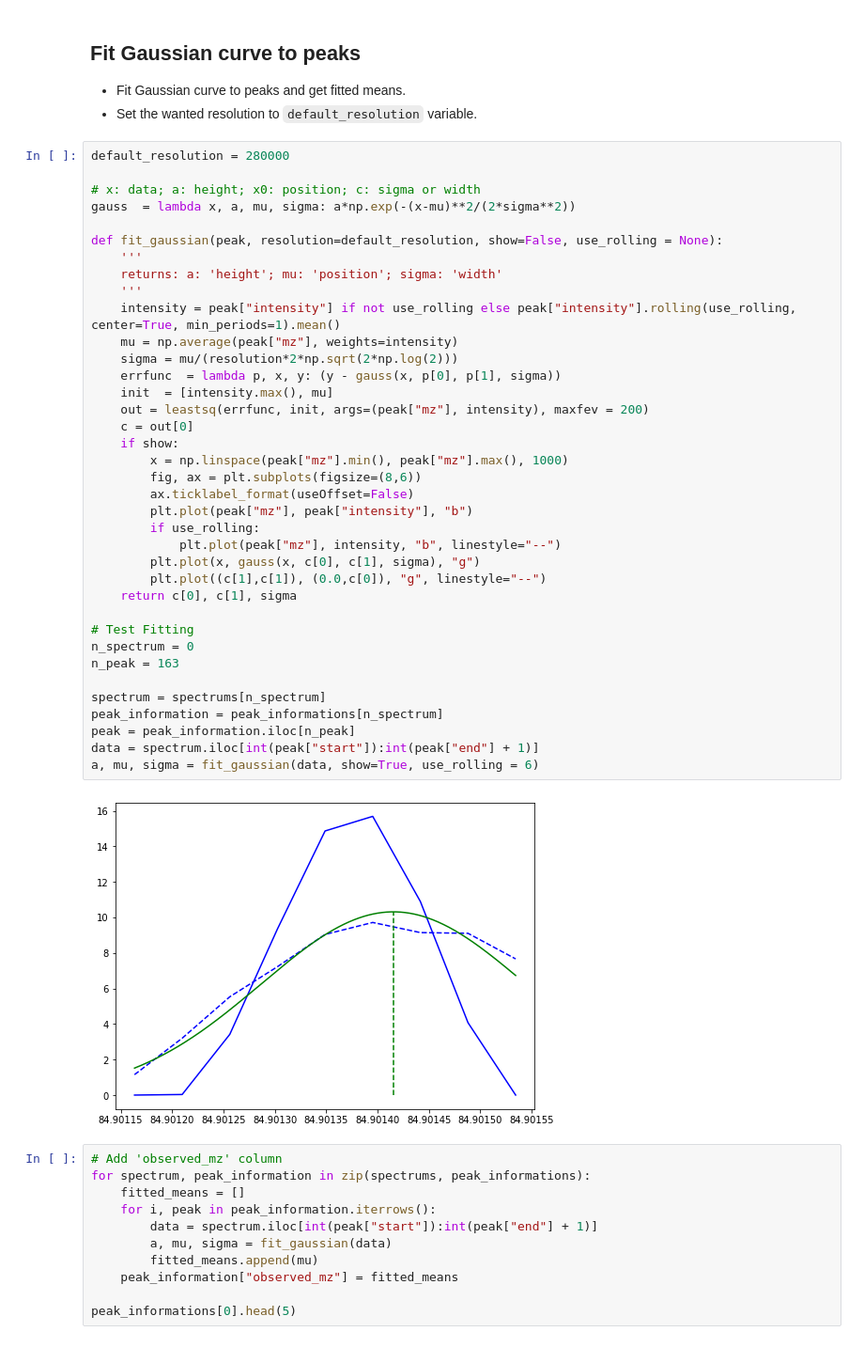
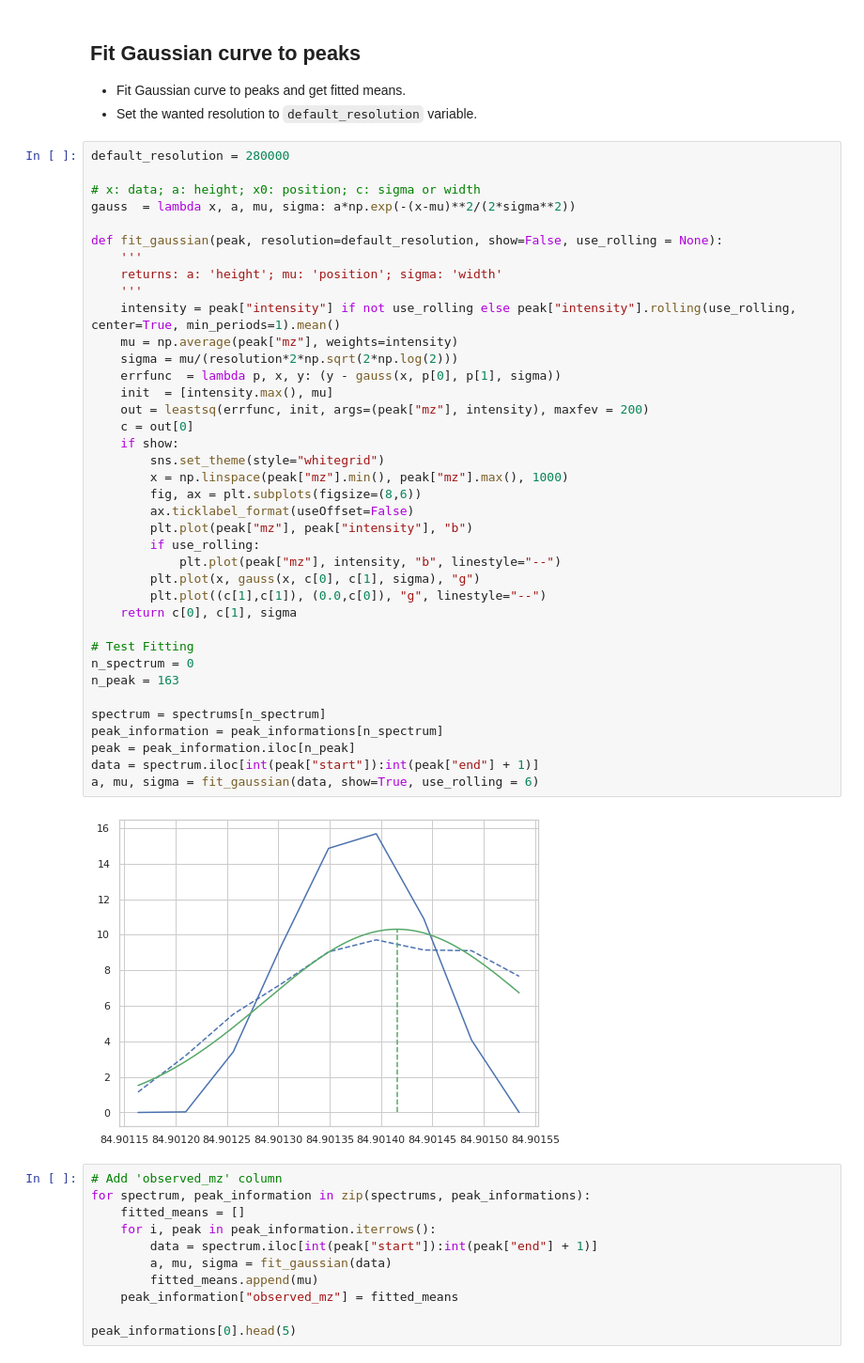
Before and after one commit to jokinen77/DataScienceProject1-Orbitrap, a Jupyter notebook: DataScienceProject1.ipynb, the cells around one changed output. Shown at 94% size. Cells and saved outputs as stored; diff of their text form.

```diff
--- a/DataScienceProject1.ipynb
+++ b/DataScienceProject1.ipynb
@@ -193,34 +193,35 @@ def fit_gaussian(peak, resolution=default_resolution, show=False, use_rolling =
     returns: a: 'height'; mu: 'position'; sigma: 'width'
     '''
     intensity = peak["intensity"] if not use_rolling else peak["intensity"].rolling(use_rolling, center=True, min_periods=1).mean()
     mu = np.average(peak["mz"], weights=intensity)
     sigma = mu/(resolution*2*np.sqrt(2*np.log(2)))
     errfunc  = lambda p, x, y: (y - gauss(x, p[0], p[1], sigma))
     init  = [intensity.max(), mu]
     out = leastsq(errfunc, init, args=(peak["mz"], intensity), maxfev = 200)
     c = out[0]
     if show:
+        sns.set_theme(style="whitegrid")
         x = np.linspace(peak["mz"].min(), peak["mz"].max(), 1000)
         fig, ax = plt.subplots(figsize=(8,6))
         ax.ticklabel_format(useOffset=False)
         plt.plot(peak["mz"], peak["intensity"], "b")
         if use_rolling:
             plt.plot(peak["mz"], intensity, "b", linestyle="--")
         plt.plot(x, gauss(x, c[0], c[1], sigma), "g")
         plt.plot((c[1],c[1]), (0.0,c[0]), "g", linestyle="--")
     return c[0], c[1], sigma
 
 # Test Fitting
 n_spectrum = 0
 n_peak = 163
 
 spectrum = spectrums[n_spectrum]
 peak_information = peak_informations[n_spectrum]
 peak = peak_information.iloc[n_peak]
 data = spectrum.iloc[int(peak["start"]):int(peak["end"] + 1)]
 a, mu, sigma = fit_gaussian(data, show=True, use_rolling = 6)
 # %% [output]
-[figure, old version]
+[figure, new version]
 # %%
 # Add 'observed_mz' column
 for spectrum, peak_information in zip(spectrums, peak_informations):
```
Also changed, not shown: parts of 4 cells of this notebook.
